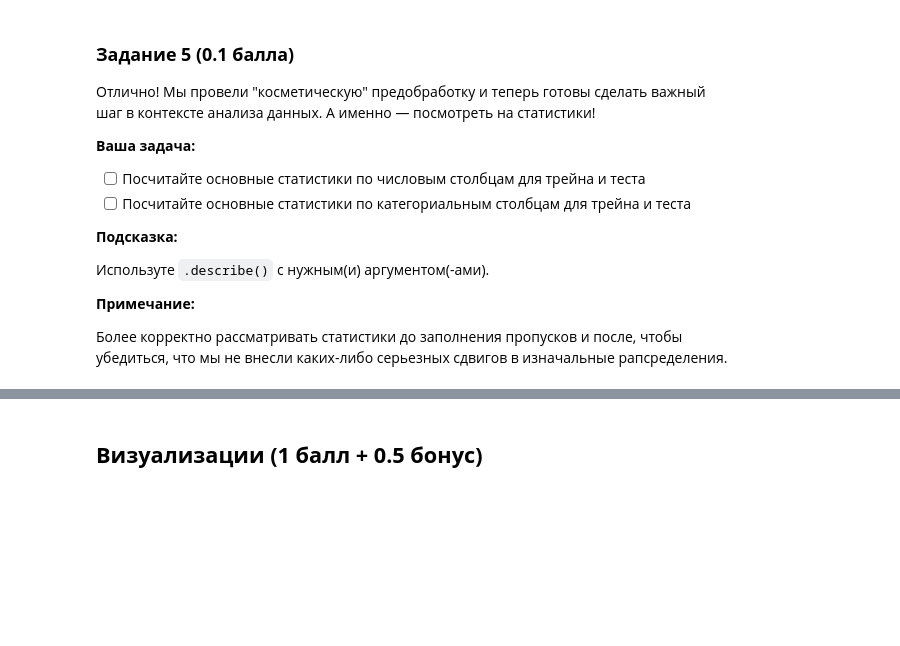
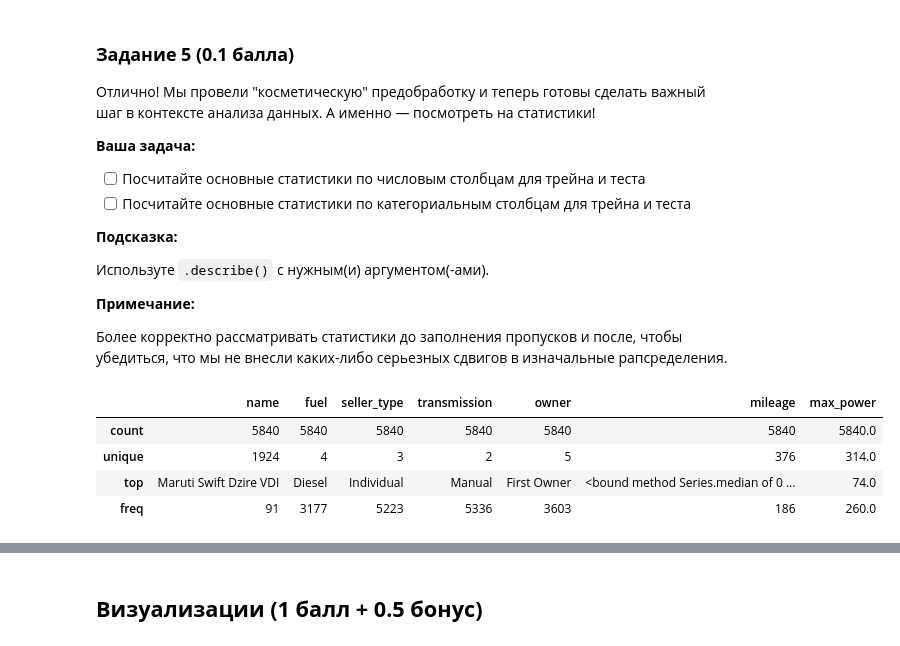
Before and after one commit to VladislavTokarev02/AI_ML_homework, a Jupyter notebook: Hometasks/Base/AI_HW1_Regression_with_inference_base.ipynb, the cells around one changed output, grey strips where cells are left out. Cells and saved outputs as stored; diff of their text form; code cells hidden in the pictures; blank space fills up the shorter version.

```diff
--- a/Hometasks/Base/AI_HW1_Regression_with_inference_base.ipynb
+++ b/Hometasks/Base/AI_HW1_Regression_with_inference_base.ipynb
@@ -466,0 +505,8 @@ for column in df_test.columns:
+# %%
+df_train.describe(include = 'object')
+# %% [output]
+|  | name | fuel | seller_type | transmission | owner | mileage | max_power |
+| count | 5840 | 5840 | 5840 | 5840 | 5840 | 5840 | 5840.0 |
+| unique | 1924 | 4 | 3 | 2 | 5 | 376 | 314.0 |
+| top | Maruti Swift Dzire VDI | Diesel | Individual | Manual | First Owner | <bound method Series.median of 0 ... | 74.0 |
+| freq | 91 | 3177 | 5223 | 5336 | 3603 | 186 | 260.0 |
```
Also changed, not shown: parts of 16 cells of this notebook.
